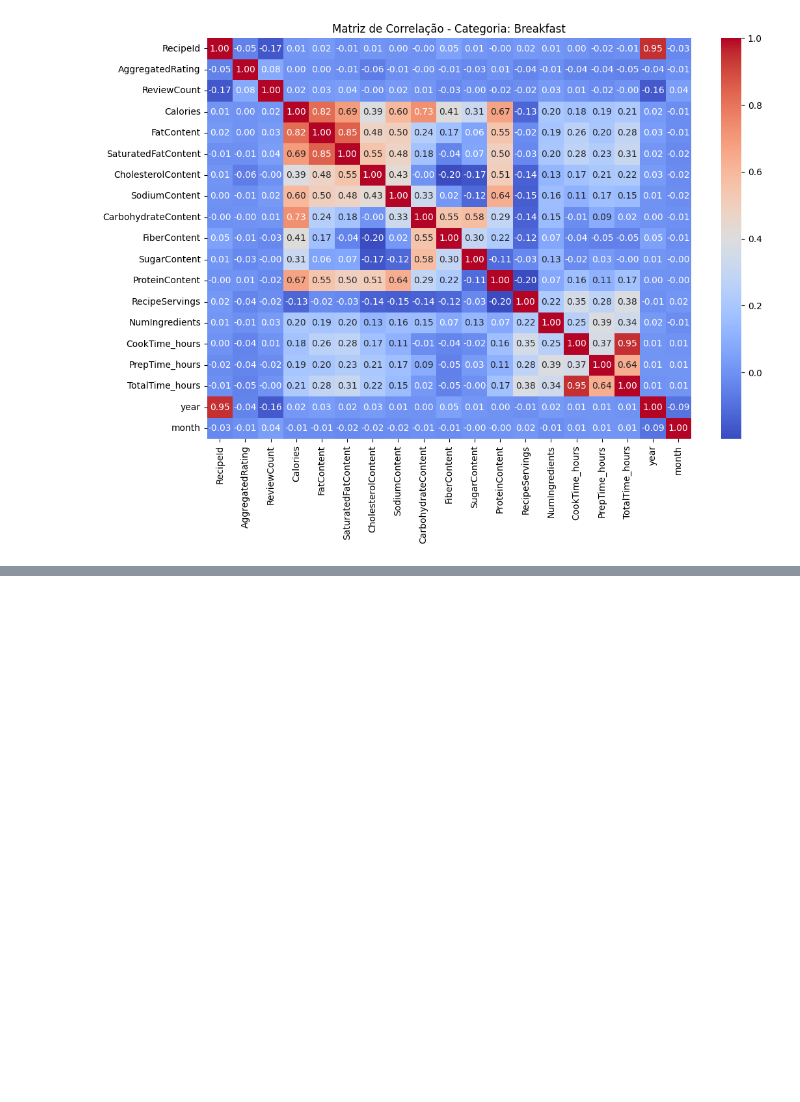
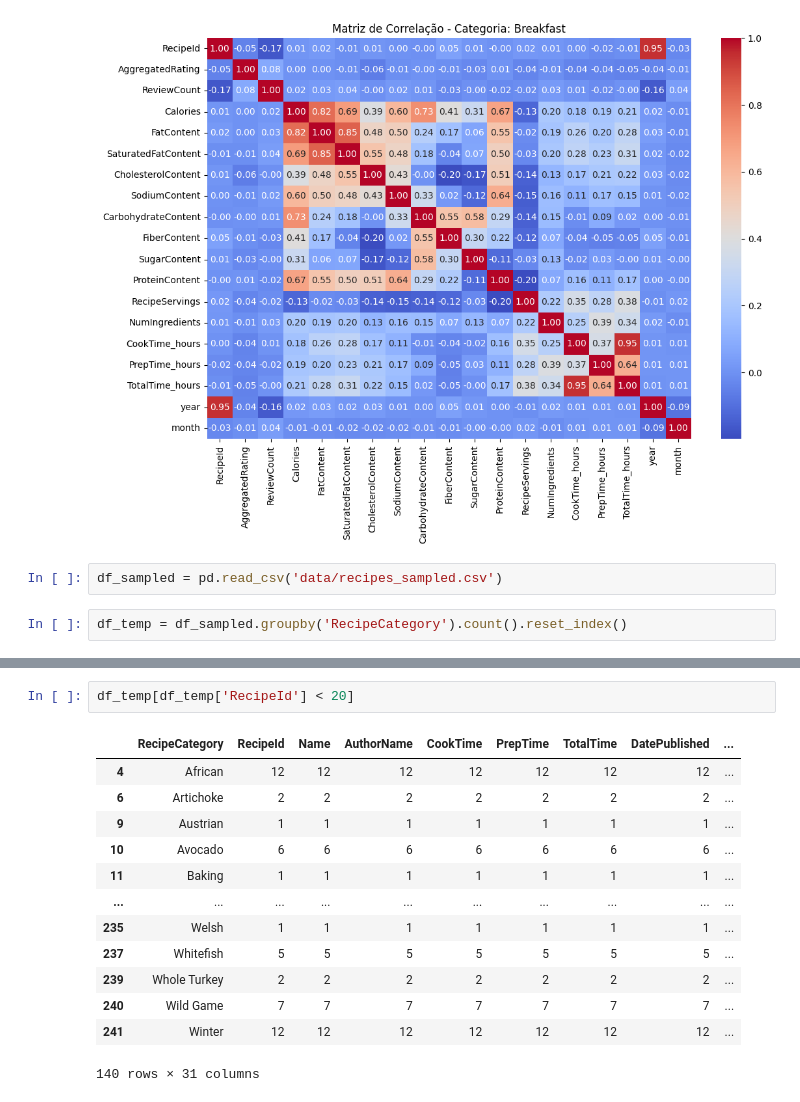
Before and after one commit to thais13bm/food-data-visualization, a Jupyter notebook: reducing_dataset.ipynb, the cells around one changed output, grey strips where cells are left out. Drawn from its saved outputs; the diff is of its cells as text; blank space fills up the shorter version.

```diff
--- a/reducing_dataset.ipynb
+++ b/reducing_dataset.ipynb
@@ -285,3 +248,7 @@ Name: proportion, Length: 244, dtype: float64
 plot_category_correlation_heatmap(df_sampled,'Breakfast')
 # %% [output]
 [figure]
+# %%
+df_sampled = pd.read_csv('data/recipes_sampled.csv')
+# %%
+df_temp = df_sampled.groupby('RecipeCategory').count().reset_index()
@@ -287,0 +290,16 @@ plot_category_correlation_heatmap(df_sampled,'Breakfast')
+# %%
+df_temp[df_temp['RecipeId'] < 20]
+# %% [output]
+|  | RecipeCategory | RecipeId | Name | AuthorName | CookTime | PrepTime | TotalTime | DatePublished | ... |
+| 4 | African | 12 | 12 | 12 | 12 | 12 | 12 | 12 | ... |
+| 6 | Artichoke | 2 | 2 | 2 | 2 | 2 | 2 | 2 | ... |
+| 9 | Austrian | 1 | 1 | 1 | 1 | 1 | 1 | 1 | ... |
+| 10 | Avocado | 6 | 6 | 6 | 6 | 6 | 6 | 6 | ... |
+| 11 | Baking | 1 | 1 | 1 | 1 | 1 | 1 | 1 | ... |
+| ... | ... | ... | ... | ... | ... | ... | ... | ... | ... |
+| 235 | Welsh | 1 | 1 | 1 | 1 | 1 | 1 | 1 | ... |
+| 237 | Whitefish | 5 | 5 | 5 | 5 | 5 | 5 | 5 | ... |
+| 239 | Whole Turkey | 2 | 2 | 2 | 2 | 2 | 2 | 2 | ... |
+| 240 | Wild Game | 7 | 7 | 7 | 7 | 7 | 7 | 7 | ... |
+| 241 | Winter | 12 | 12 | 12 | 12 | 12 | 12 | 12 | ... |
+140 rows × 31 columns
```
Also changed, not shown: parts of 6 cells of this notebook.
